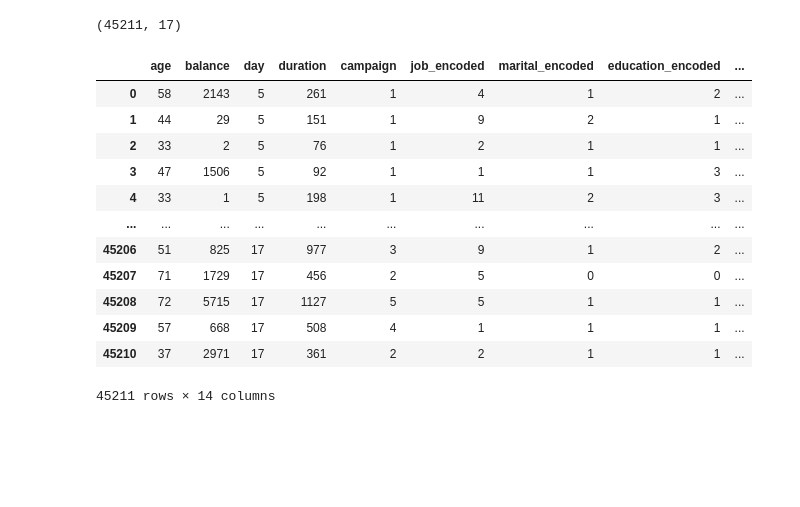
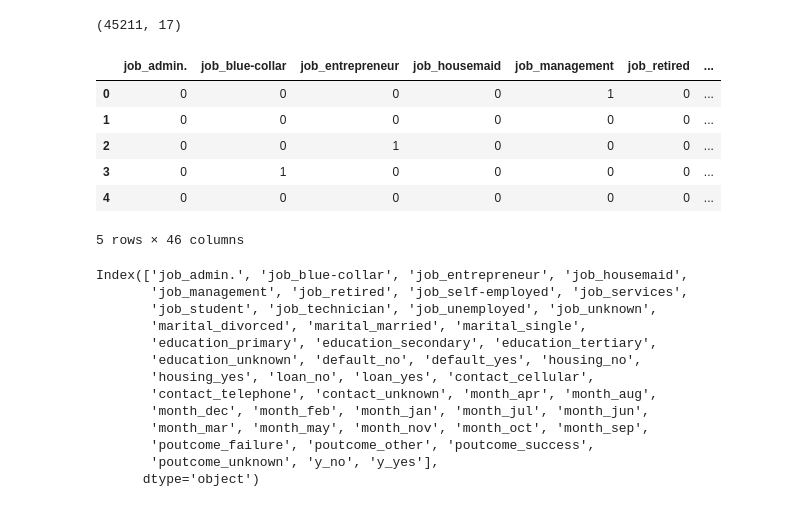
Before and after one commit to pankajvma/MiniProjects, a Jupyter notebook: Bank-Marketing-Prediction/Bank-marketing-predict-term-deposit.ipynb, the cells around one changed output. Saved outputs shown, nothing was run; the diff lists cells and outputs as text; code cells hidden in the pictures; blank space fills up the shorter version.

```diff
--- a/Bank-Marketing-Prediction/Bank-marketing-predict-term-deposit.ipynb
+++ b/Bank-Marketing-Prediction/Bank-marketing-predict-term-deposit.ipynb
@@ -708,19 +717,32 @@ Length: 914, dtype: int64
 encoded_df.shape
 # %% [output]
 (45211, 17)
-# %%
-encoded_df.drop(['pdays', 'default_encoded', 'previous'], axis=1)
-# %% [output]
-|  | age | balance | day | duration | campaign | job_encoded | marital_encoded | education_encoded | ... |
-| 0 | 58 | 2143 | 5 | 261 | 1 | 4 | 1 | 2 | ... |
-| 1 | 44 | 29 | 5 | 151 | 1 | 9 | 2 | 1 | ... |
-| 2 | 33 | 2 | 5 | 76 | 1 | 2 | 1 | 1 | ... |
-| 3 | 47 | 1506 | 5 | 92 | 1 | 1 | 1 | 3 | ... |
-| 4 | 33 | 1 | 5 | 198 | 1 | 11 | 2 | 3 | ... |
-| ... | ... | ... | ... | ... | ... | ... | ... | ... | ... |
-| 45206 | 51 | 825 | 17 | 977 | 3 | 9 | 1 | 2 | ... |
-| 45207 | 71 | 1729 | 17 | 456 | 2 | 5 | 0 | 0 | ... |
-| 45208 | 72 | 5715 | 17 | 1127 | 5 | 5 | 1 | 1 | ... |
-| 45209 | 57 | 668 | 17 | 508 | 4 | 1 | 1 | 1 | ... |
-| 45210 | 37 | 2971 | 17 | 361 | 2 | 2 | 1 | 1 | ... |
-45211 rows × 14 columns
+# %%
+#with one hot encoding
+df_ohe = df.copy()
+obj_data_ohe = pd.get_dummies(df_ohe[object_data],drop_first = False)
+obj_data_ohe.head()
+# %% [output]
+|  | job_admin. | job_blue-collar | job_entrepreneur | job_housemaid | job_management | job_retired | ... |
+| 0 | 0 | 0 | 0 | 0 | 1 | 0 | ... |
+| 1 | 0 | 0 | 0 | 0 | 0 | 0 | ... |
+| 2 | 0 | 0 | 1 | 0 | 0 | 0 | ... |
+| 3 | 0 | 1 | 0 | 0 | 0 | 0 | ... |
+| 4 | 0 | 0 | 0 | 0 | 0 | 0 | ... |
+5 rows × 46 columns
+# %%
+obj_data_ohe.keys()
+# %% [output]
+Index(['job_admin.', 'job_blue-collar', 'job_entrepreneur', 'job_housemaid',
+       'job_management', 'job_retired', 'job_self-employed', 'job_services',
+       'job_student', 'job_technician', 'job_unemployed', 'job_unknown',
+       'marital_divorced', 'marital_married', 'marital_single',
+       'education_primary', 'education_secondary', 'education_tertiary',
+       'education_unknown', 'default_no', 'default_yes', 'housing_no',
+       'housing_yes', 'loan_no', 'loan_yes', 'contact_cellular',
+       'contact_telephone', 'contact_unknown', 'month_apr', 'month_aug',
+       'month_dec', 'month_feb', 'month_jan', 'month_jul', 'month_jun',
+       'month_mar', 'month_may', 'month_nov', 'month_oct', 'month_sep',
+       'poutcome_failure', 'poutcome_other', 'poutcome_success',
+       'poutcome_unknown', 'y_no', 'y_yes'],
+      dtype='object')
```
Also changed, not shown: parts of 15 cells of this notebook, 25 other files.
